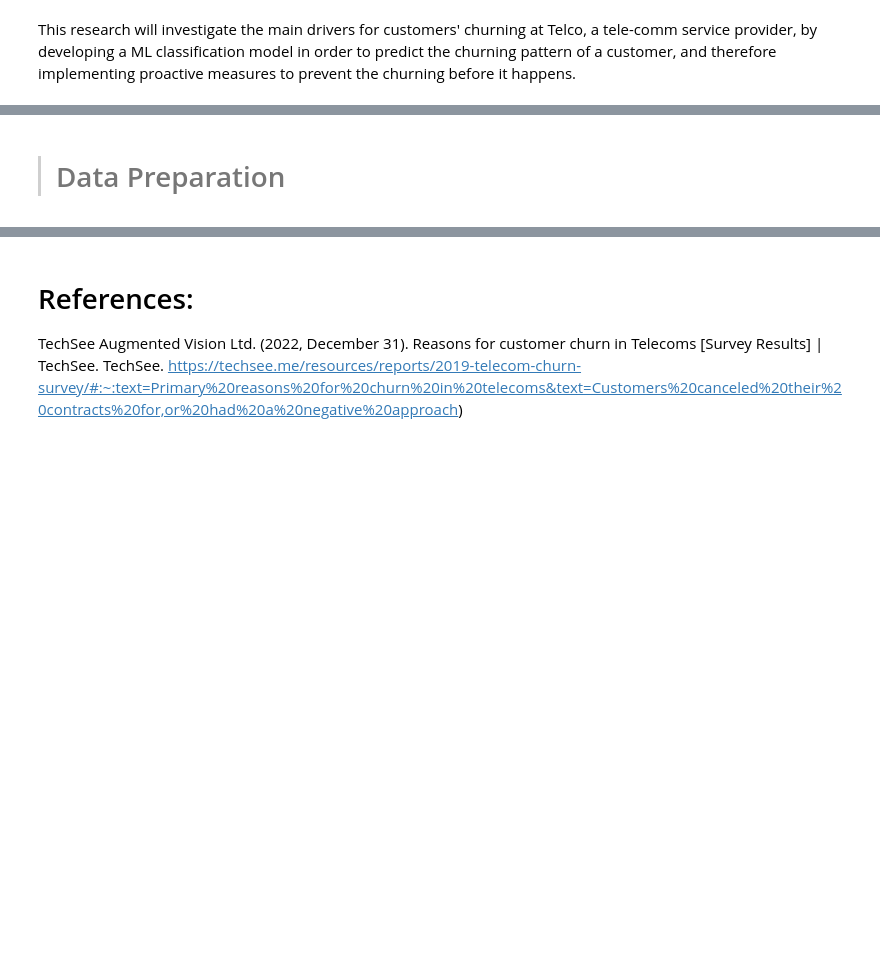
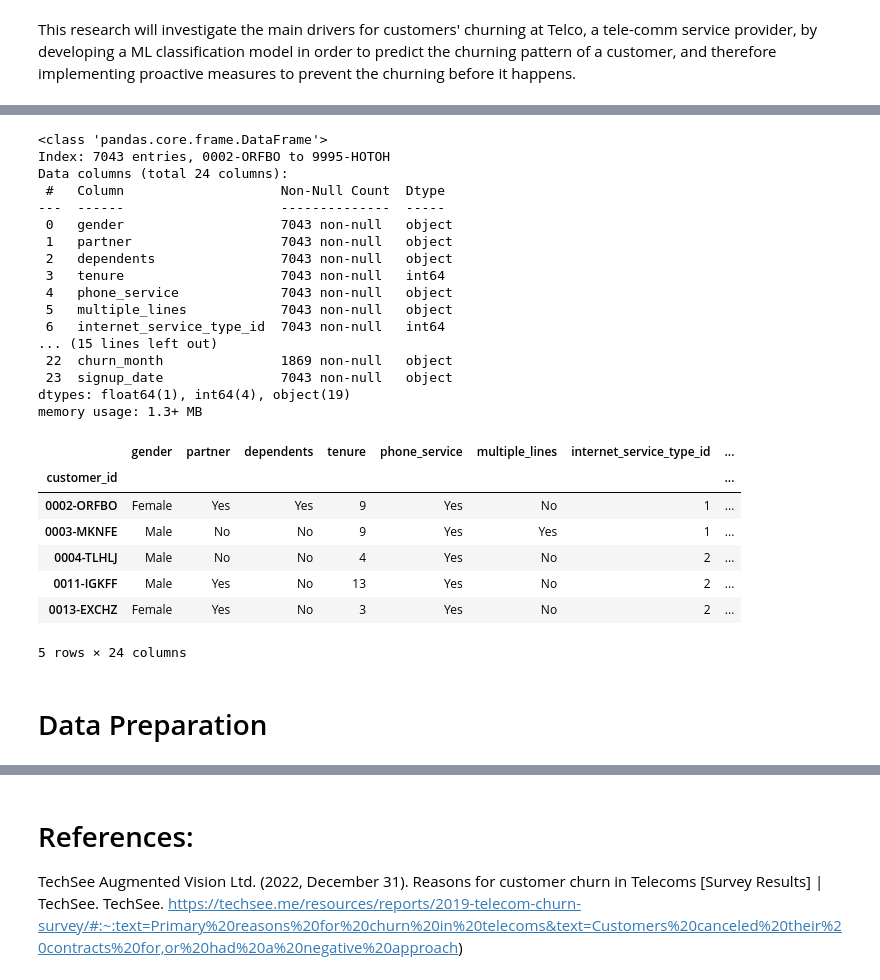
Before and after one commit to kelseyhangyu/Telcos_Customer_Churn_Drivers, a Jupyter notebook: Telco's churning investigation full notes.ipynb, the cells around one changed output, grey strips where cells are left out. Drawn from its saved outputs; the diff is of its cells as text; code cells hidden in the pictures; blank space fills up the shorter version.

```diff
--- a/Telco's churning investigation full notes.ipynb
+++ b/Telco's churning investigation full notes.ipynb
@@ -30,5 +39,39 @@ LEFT JOIN internet_service_types ON customer_subscriptions.internet_service_type
 LEFT JOIN payment_types ON customers.payment_type_id = payment_types.payment_type_id;
 
 '''
-# %% [markdown]
-> # Data Preparation
+# %%
+import acquire as a # acquire.py is a file that stores a function "get_telco_data" to retrieve data from my local .csv file if it exists;
+                    #if this file does not exist locally,it will run a pd.read_sql() function to retreive data from MySQL database
+
+telco = a.get_telco_data() # In this case, there is a local telco_raw.csv file in my working directory, so it retrieves locally.
+# %%
+telco.info()
+telco.head()
+# %% [output]
+<class 'pandas.core.frame.DataFrame'>
+Index: 7043 entries, 0002-ORFBO to 9995-HOTOH
+Data columns (total 24 columns):
+ #   Column                    Non-Null Count  Dtype
+---  ------                    --------------  -----
+ 0   gender                    7043 non-null   object
+ 1   partner                   7043 non-null   object
+ 2   dependents                7043 non-null   object
+ 3   tenure                    7043 non-null   int64
+ 4   phone_service             7043 non-null   object
+ 5   multiple_lines            7043 non-null   object
+ 6   internet_service_type_id  7043 non-null   int64
+... (15 lines left out)
+ 22  churn_month               1869 non-null   object
+ 23  signup_date               7043 non-null   object
+dtypes: float64(1), int64(4), object(19)
+memory usage: 1.3+ MB
+|  | gender | partner | dependents | tenure | phone_service | multiple_lines | internet_service_type_id | ... |
+| customer_id |  |  |  |  |  |  |  | ... |
+| 0002-ORFBO | Female | Yes | Yes | 9 | Yes | No | 1 | ... |
+| 0003-MKNFE | Male | No | No | 9 | Yes | Yes | 1 | ... |
+| 0004-TLHLJ | Male | No | No | 4 | Yes | No | 2 | ... |
+| 0011-IGKFF | Male | Yes | No | 13 | Yes | No | 2 | ... |
+| 0013-EXCHZ | Female | Yes | No | 3 | Yes | No | 2 | ... |
+5 rows × 24 columns
+# %% [markdown]
+# Data Preparation
```
Also changed, not shown: parts of 12 cells of this notebook.
